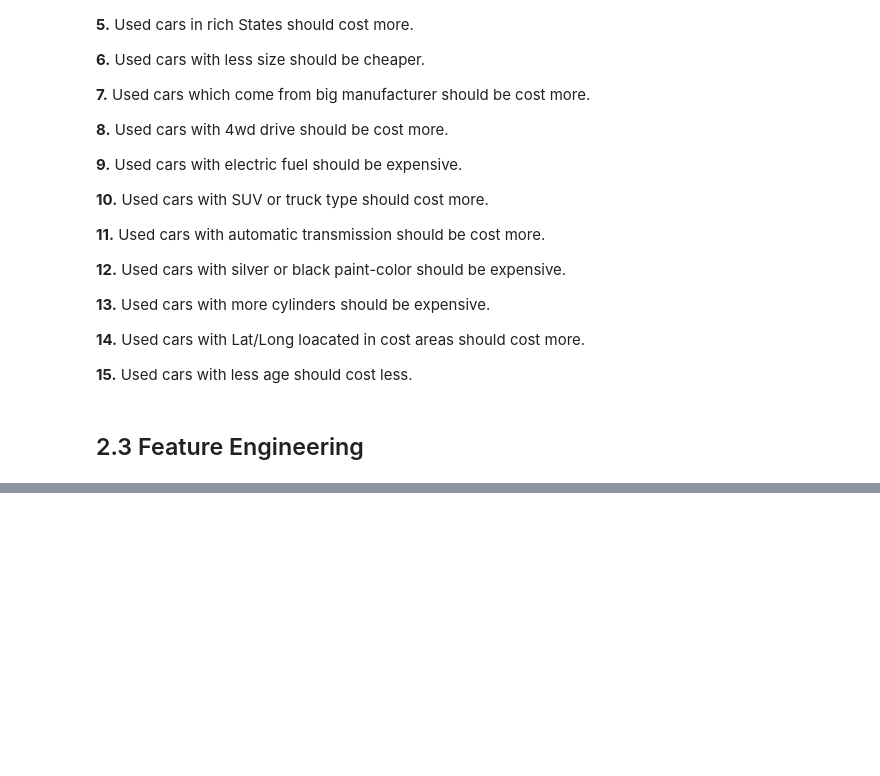
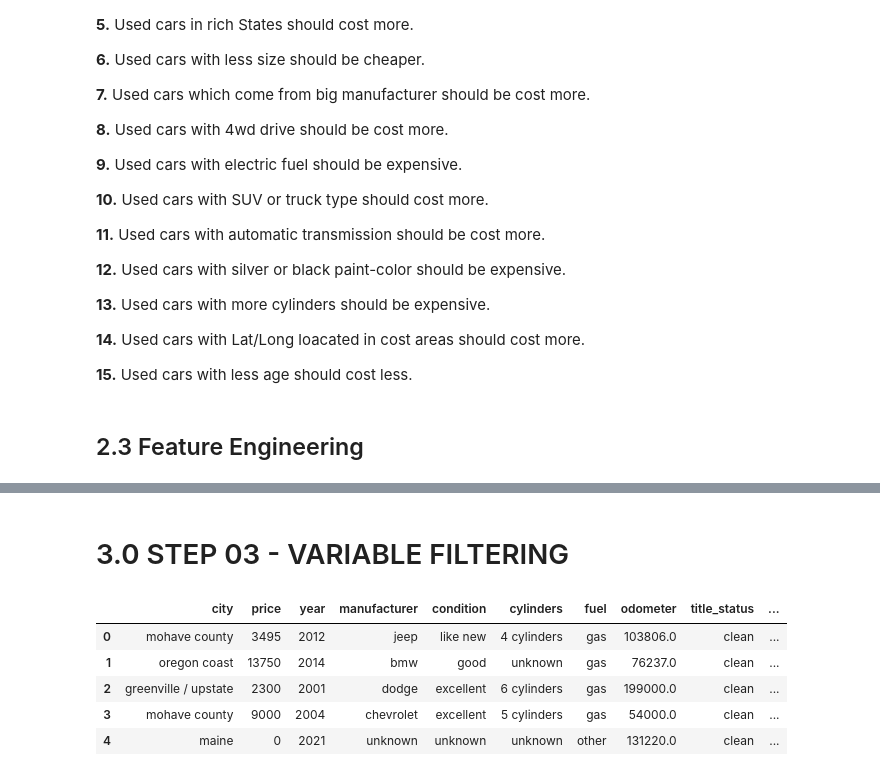
Before and after one commit to panambY/Used_Car_Price, a Jupyter notebook: Used_Car_Price.ipynb, the cells around one changed output, grey strips where cells are left out. Cells and saved outputs as stored; diff of their text form; code cells hidden in the pictures; blank space fills up the shorter version.

```diff
--- a/Used_Car_Price.ipynb
+++ b/Used_Car_Price.ipynb
@@ -749,0 +775,13 @@ Index(['city', 'price', 'year', 'manufacturer', 'condition', 'cylinders',
+# %% [markdown]
+# 3.0 STEP 03 - VARIABLE FILTERING
+# %%
+df3 = df2.copy()
+# %%
+df3.head()
+# %% [output]
+|  | city | price | year | manufacturer | condition | cylinders | fuel | odometer | title_status | ... |
+| 0 | mohave county | 3495 | 2012 | jeep | like new | 4 cylinders | gas | 103806.0 | clean | ... |
+| 1 | oregon coast | 13750 | 2014 | bmw | good | unknown | gas | 76237.0 | clean | ... |
+| 2 | greenville / upstate | 2300 | 2001 | dodge | excellent | 6 cylinders | gas | 199000.0 | clean | ... |
+| 3 | mohave county | 9000 | 2004 | chevrolet | excellent | 5 cylinders | gas | 54000.0 | clean | ... |
+| 4 | maine | 0 | 2021 | unknown | unknown | unknown | other | 131220.0 | clean | ... |
```
Also changed, not shown: parts of 7 cells of this notebook.
